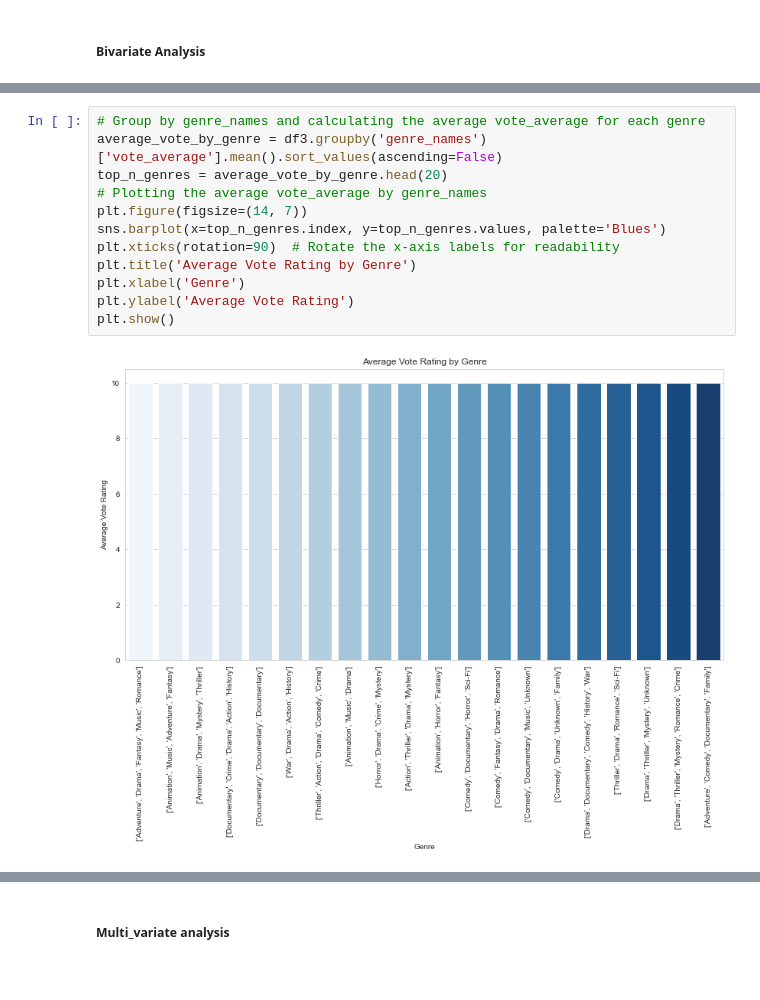
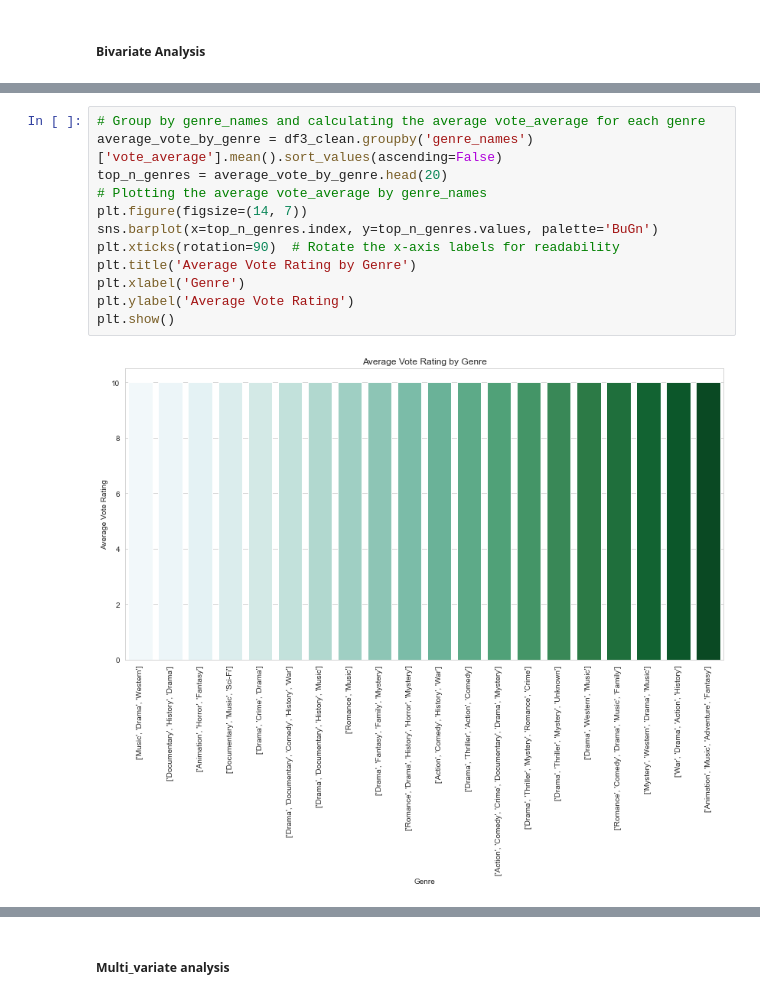
Before and after one commit to Otim135/group3-phase2-project, a Jupyter notebook: ipynbs/Ketty.ipynb, the cells around one changed output, grey strips where cells are left out. Saved outputs shown, nothing was run; the diff lists cells and outputs as text.

Commit message:
code updates df3_clean

```diff
--- a/ipynbs/Ketty.ipynb
+++ b/ipynbs/Ketty.ipynb
@@ -589,16 +591,16 @@ Correlation between vote_count and vote_average: 0.09
 # %%
 # Group by genre_names and calculating the average vote_average for each genre
-average_vote_by_genre = df3.groupby('genre_names')['vote_average'].mean().sort_values(ascending=False)
+average_vote_by_genre = df3_clean.groupby('genre_names')['vote_average'].mean().sort_values(ascending=False)
 top_n_genres = average_vote_by_genre.head(20)
 # Plotting the average vote_average by genre_names
 plt.figure(figsize=(14, 7))
-sns.barplot(x=top_n_genres.index, y=top_n_genres.values, palette='Blues')
+sns.barplot(x=top_n_genres.index, y=top_n_genres.values, palette='BuGn')
 plt.xticks(rotation=90)  # Rotate the x-axis labels for readability
 plt.title('Average Vote Rating by Genre')
 plt.xlabel('Genre')
 plt.ylabel('Average Vote Rating')
 plt.show()
 # %% [output]
-[figure, old version]
+[figure, new version]
 # %%
 # Group by genre_names and calculating the average popularity for each genre
```
Also changed, not shown: parts of 5 cells of this notebook.
